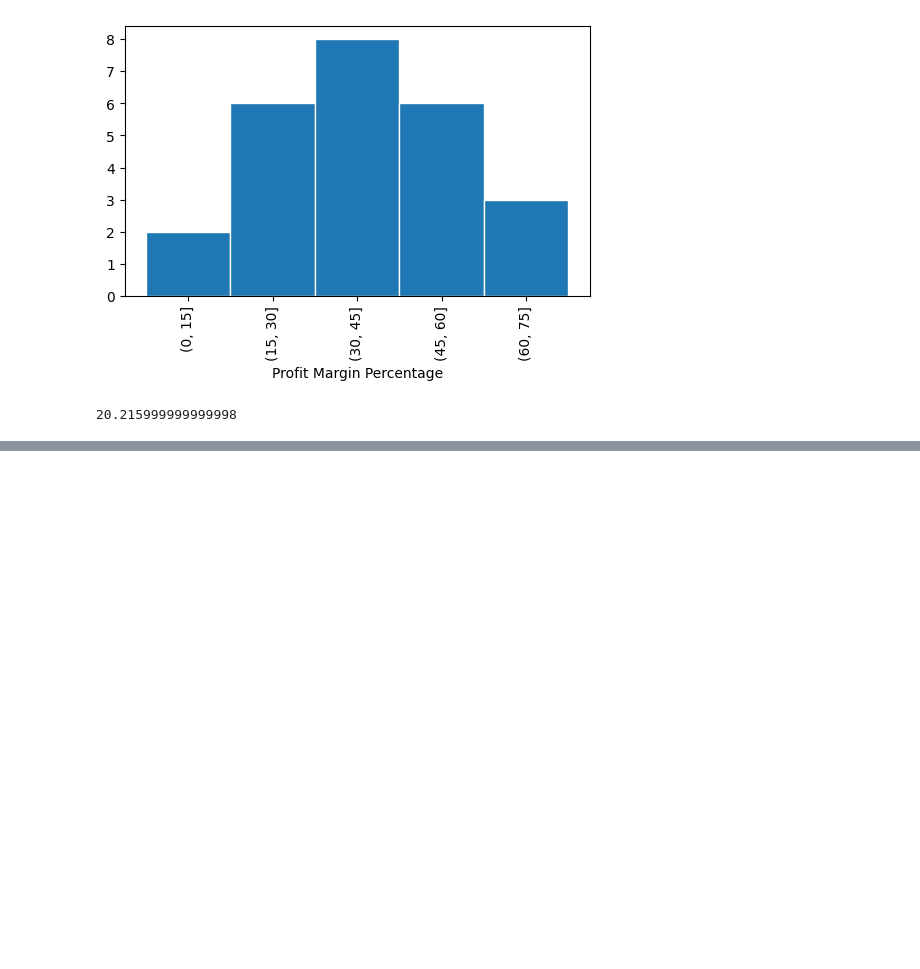
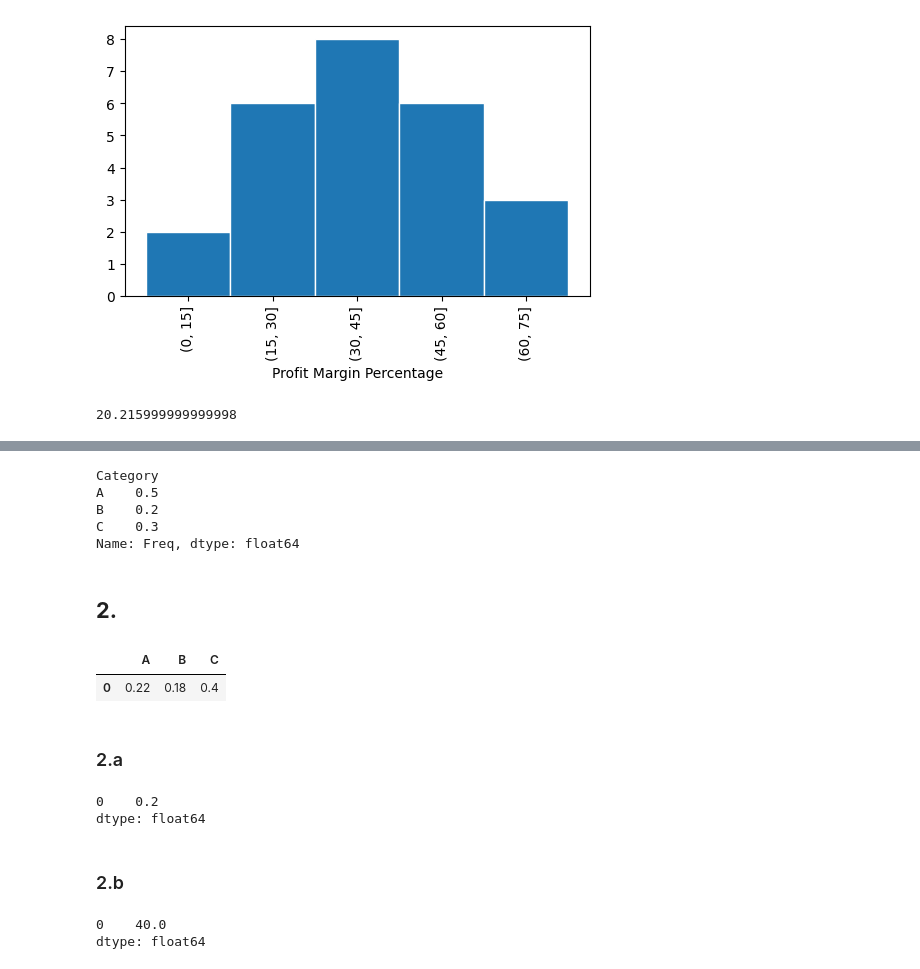
Before and after one commit to zenbaei/Data_Stats_Practice, a Jupyter notebook: Statistics_4_Business_Solutions.ipynb, the cells around one changed output, grey strips where cells are left out. Cells and saved outputs as stored; diff of their text form; code cells hidden in the pictures; blank space fills up the shorter version.

```diff
--- a/Statistics_4_Business_Solutions.ipynb
+++ b/Statistics_4_Business_Solutions.ipynb
@@ -397,0 +412,33 @@ np.average(shadow['Price by Earnings Ratio '])
+# %%
+abc_rlt = abc['Freq']/120
+abc_rlt.head()
+# %% [output]
+Category
+A    0.5
+B    0.2
+C    0.3
+Name: Freq, dtype: float64
+# %% [markdown]
+## **2.**
+# %%
+abcd = pd.DataFrame([{'A': .22, 'B': .18, 'C': .40}])
+abcd.head()
+# %% [output]
+|  | A | B | C |
+| 0 | 0.22 | 0.18 | 0.4 |
+# %% [markdown]
+### 2.a
+# %%
+d = 1- (abcd['A'] + abcd['B'] + abcd['C'])
+d
+# %% [output]
+0    0.2
+dtype: float64
+# %% [markdown]
+### 2.b
+# %%
+d = d*200
+d
+# %% [output]
+0    40.0
+dtype: float64
```
Also changed, not shown: parts of 17 cells of this notebook.
